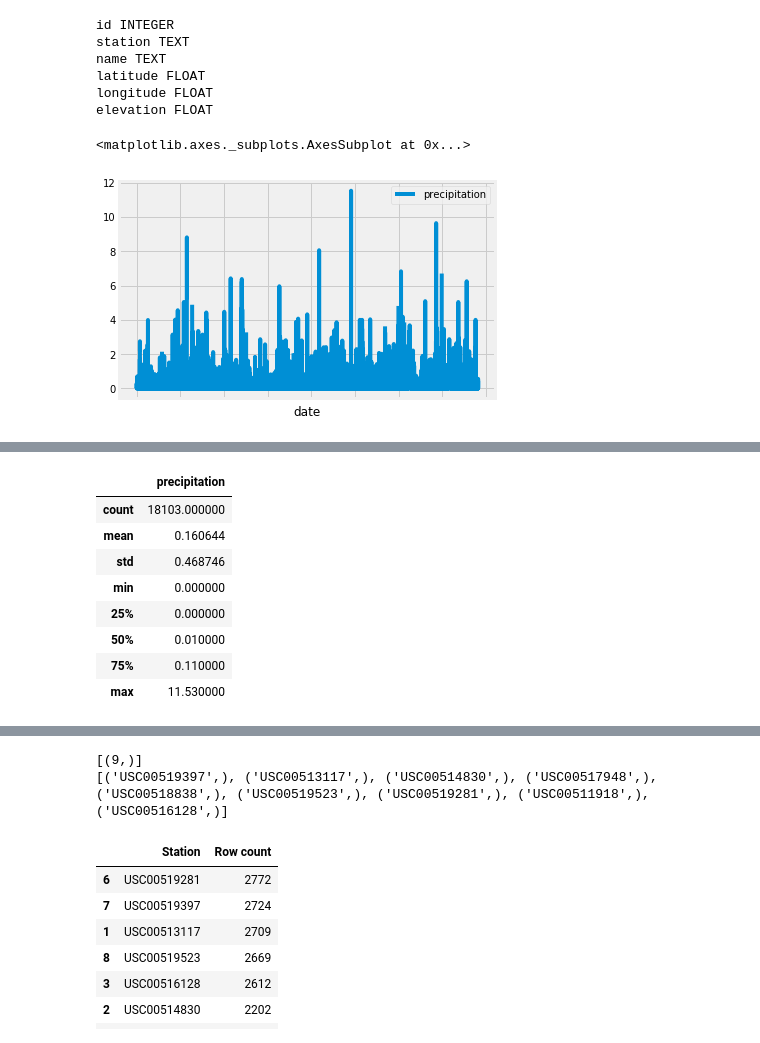
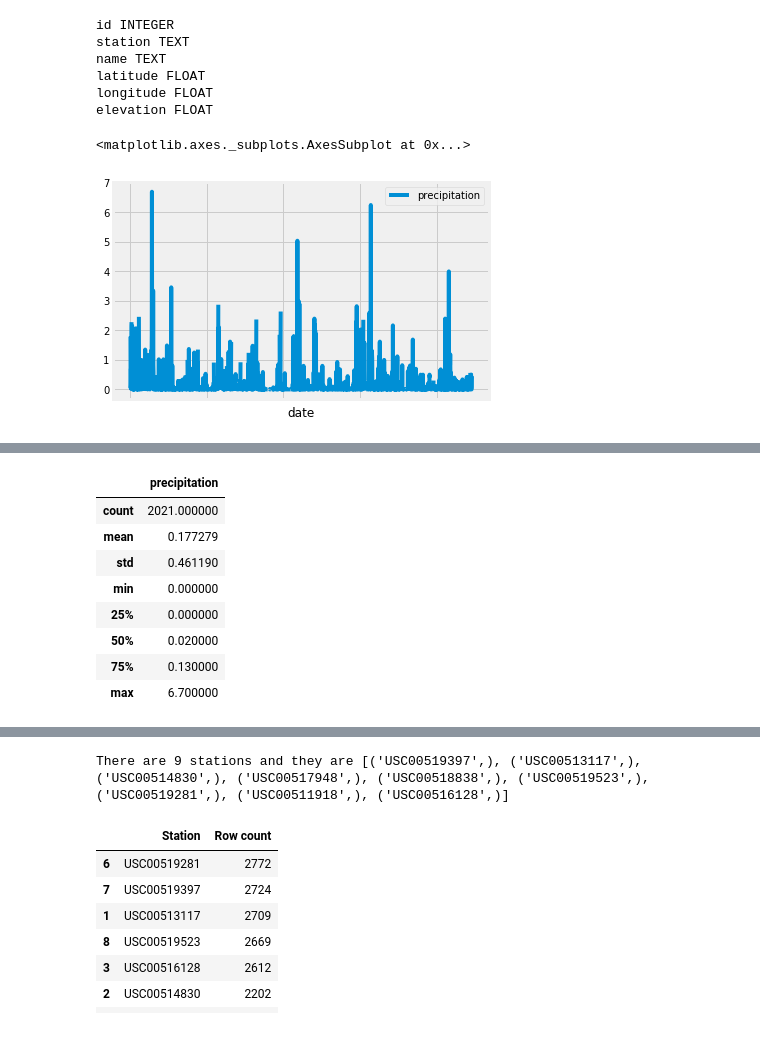
Before and after one commit to Santiago-FR/SQLAlchemy-homework, a Jupyter notebook: Climate_santiago_hw.ipynb, the cells around one changed output, grey strips where cells are left out. Saved outputs shown, nothing was run; the diff lists cells and outputs as text; code cells hidden in the pictures.

```diff
--- a/Climate_santiago_hw.ipynb
+++ b/Climate_santiago_hw.ipynb
@@ -65,32 +65,32 @@ elevation FLOAT
 # %%
 # # Design a query to retrieve the last 12 months of precipitation data and plot the results
 # info = pd.DataFrame(engine.execute('SELECT date,prcp FROM measurement WHERE date LIKE "2017%"').fetchall())
 # info.rename(columns={0:'Date',
 #                     1:'Precipitation',
 #                     }, inplace=True)
 # info.set_index('Date',inplace=True)
 # info.sort_values(by='Date')
 # info.head()
 # info.plot()
 
 # Calculate the date 1 year ago from the last data point in the database
 all_df = pd.DataFrame(session.query(Measurement.date,Measurement.station, Measurement.prcp,).order_by(Measurement.date.desc()).all())
 all_df.set_index('date',inplace=True)
 all_df.head();
 # Perform a query to retrieve the data and precipitation scores
 # Save the query results as a Pandas DataFrame and set the index to the date column
-one_year_df = pd.DataFrame(session.query(Measurement.date,Measurement.prcp).filter(Measurement.date <= '2017-08-23').filter(Measurement.date >= '201-08-23').all())
+one_year_df = pd.DataFrame(session.query(Measurement.date,Measurement.prcp).filter(Measurement.date <= '2017-08-23').filter(Measurement.date >= '2016-08-23').all())
 one_year_df.set_index('date',inplace=True)
 one_year_df.rename(columns={
                    'prcp':'precipitation',
                     }, inplace=True)
 # Sort the dataframe by date
 one_year_df = one_year_df.sort_index()
 # Use Pandas Plotting with Matplotlib to plot the data
 one_year_df.plot()
 # %% [output]
 <matplotlib.axes._subplots.AxesSubplot at 0x...>
-[figure, old version]
+[figure, new version]
 # %% [markdown]
 ![precipitation](Images/precipitation.png)
 # %%
@@ -98,25 +98,23 @@ one_year_df.plot()
 one_year_df.describe()
 # %% [output]
 |  | precipitation |
-| count | 18103.000000 |
-| mean | 0.160644 |
-| std | 0.468746 |
+| count | 2021.000000 |
+| mean | 0.177279 |
+| std | 0.461190 |
 | min | 0.000000 |
 | 25% | 0.000000 |
-| 50% | 0.010000 |
-| 75% | 0.110000 |
-| max | 11.530000 |
+| 50% | 0.020000 |
+| 75% | 0.130000 |
+| max | 6.700000 |
 # %% [markdown]
 ![describe](Images/describe.png)
 # %%
 # Design a query to show how many stations are available in this dataset?
-total_stations = engine.execute('SELECT COUNT(DISTINCT station) FROM measurement').fetchall()
+# total_stations = engine.execute('SELECT COUNT(DISTINCT station) FROM measurement').fetchall()
 the_stations= engine.execute('SELECT DISTINCT station FROM measurement').fetchall()
-print(total_stations)
-print(the_stations)
+print(f'There are {len(the_stations)} stations and they are {the_stations}')
 # %% [output]
-[(9,)]
-[('USC00519397',), ('USC00513117',), ('USC00514830',), ('USC00517948',), ('USC00518838',), ('USC00519523',), ('USC00519281',), ('USC00511918',), ('USC00516128',)]
+There are 9 stations and they are [('USC00519397',), ('USC00513117',), ('USC00514830',), ('USC00517948',), ('USC00518838',), ('USC00519523',), ('USC00519281',), ('USC00511918',), ('USC00516128',)]
 # %%
 # What are the most active stations? (i.e. what stations have the most rows)?
 most_active_stations = pd.DataFrame(engine.execute('SELECT station, COUNT("tobs") FROM measurement GROUP BY station').fetchall())
```
Also changed, not shown: parts of 7 cells of this notebook.
